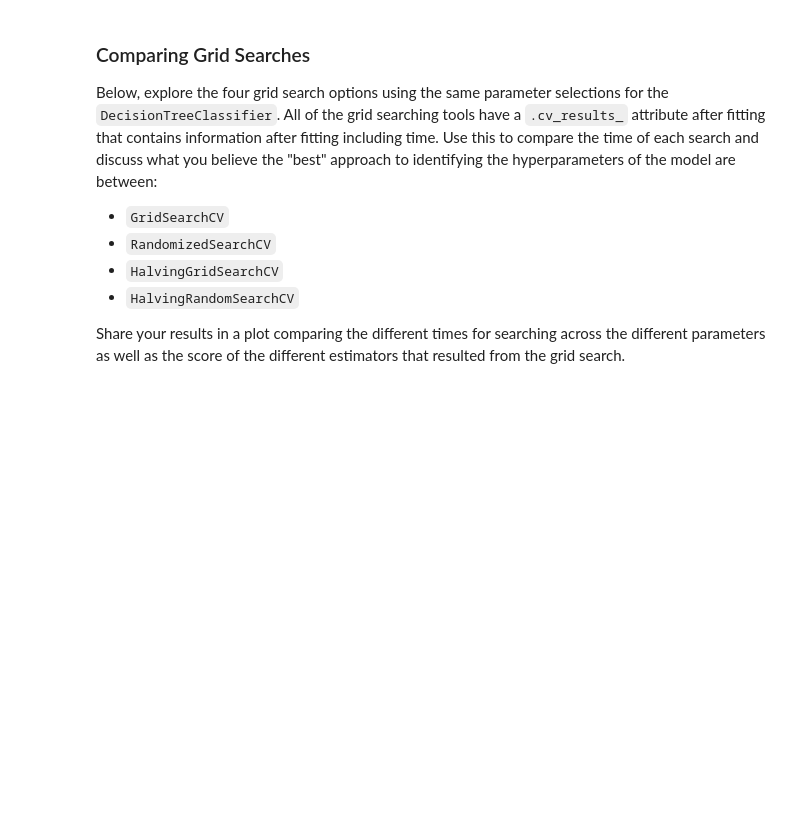
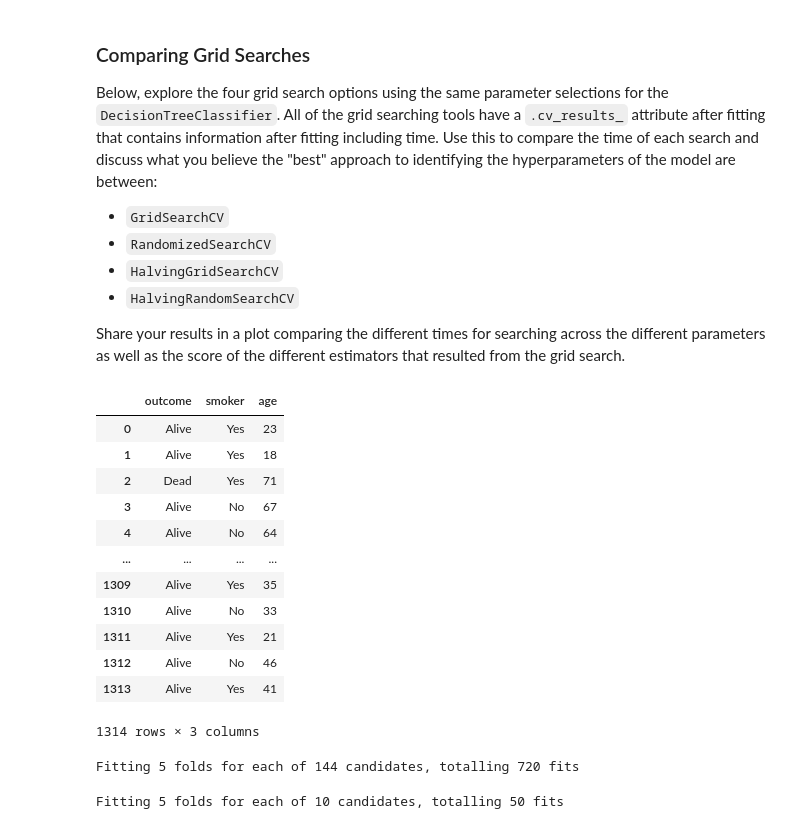
Before and after one commit to odeanmaye/Berkeley, a Jupyter notebook: Module14-Trees/Try_It_Activity_14.2/try_it_14.2.ipynb, the cells around one changed output. Drawn from its saved outputs; the diff is of its cells as text; code cells hidden in the pictures; blank space fills up the shorter version.

```diff
--- a/Module14-Trees/Try_It_Activity_14.2/try_it_14.2.ipynb
+++ b/Module14-Trees/Try_It_Activity_14.2/try_it_14.2.ipynb
@@ -30,3 +32,20 @@ Below, explore the four grid search options using the same parameter selections
 - `HalvingRandomSearchCV`
 
 Share your results in a plot comparing the different times for searching across the different parameters as well as the score of the different estimators that resulted from the grid search.
+# %%
+data = pd.read_csv('./data/Whickham.txt')
+data
+# %% [output]
+|  | outcome | smoker | age |
+| 0 | Alive | Yes | 23 |
+| 1 | Alive | Yes | 18 |
+| 2 | Dead | Yes | 71 |
+| 3 | Alive | No | 67 |
+| 4 | Alive | No | 64 |
+| ... | ... | ... | ... |
+| 1309 | Alive | Yes | 35 |
+| 1310 | Alive | No | 33 |
+| 1311 | Alive | Yes | 21 |
+| 1312 | Alive | No | 46 |
+| 1313 | Alive | Yes | 41 |
+1314 rows × 3 columns
@@ -32,0 +77,12 @@ Share your results in a plot comparing the different times for searching across
+# %%
+# Perform GridSearchCV
+grid_search = GridSearchCV(model, param_grid, cv=5, verbose=1)
+grid_time, grid_estimator, grid_score = run_search(grid_search, param_grid, X_train, y_train)
+# %% [output]
+Fitting 5 folds for each of 144 candidates, totalling 720 fits
+# %%
+# Perform RandomizedSearchCV
+random_search = RandomizedSearchCV(model, param_distributions=param_grid, n_iter=10, cv=5, verbose=1)
+random_time, random_estimator, random_score = run_search(random_search, param_grid, X_train, y_train)
+# %% [output]
+Fitting 5 folds for each of 10 candidates, totalling 50 fits
```
Also changed, not shown: parts of 10 cells of this notebook, 10 other files.
